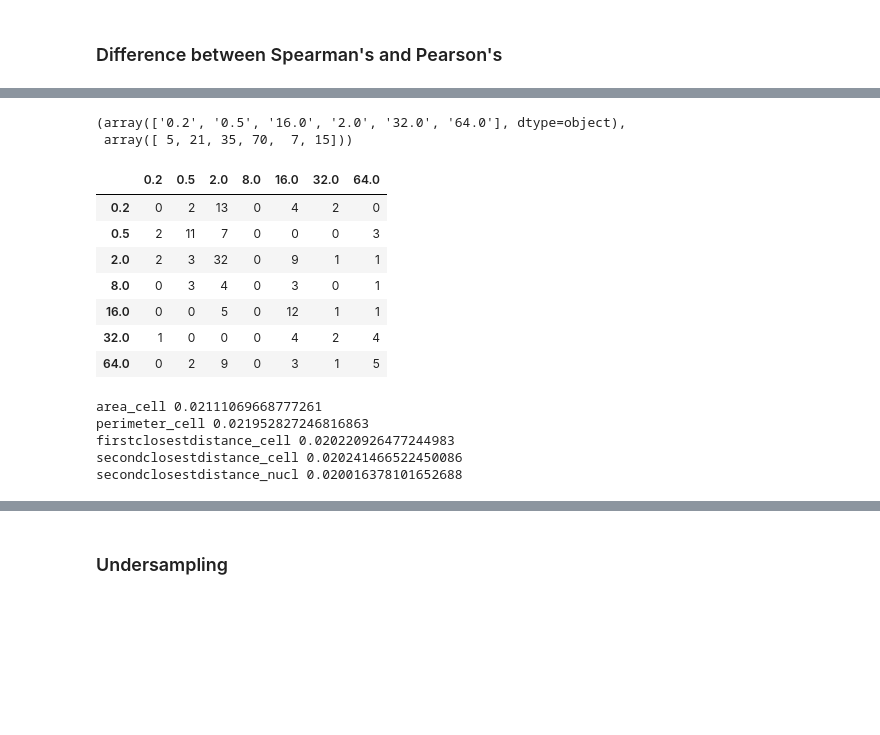
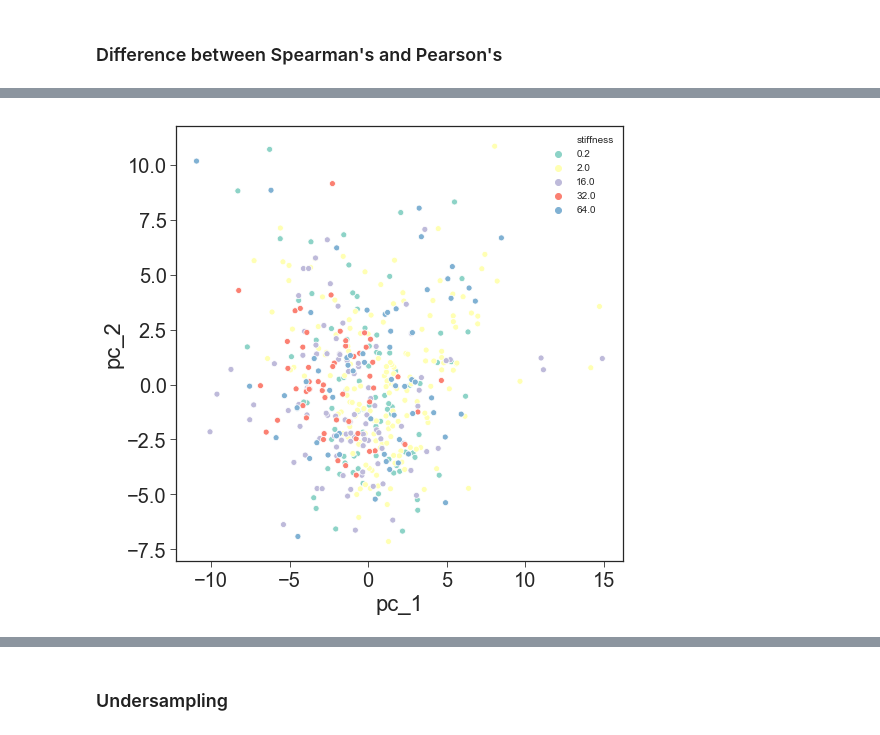
Before and after one commit to vlada-rozova/cell-morphology, a Jupyter notebook: Morphology-EDA.ipynb, the cells around one changed output, grey strips where cells are left out. Cells and saved outputs as stored; diff of their text form; code cells hidden in the pictures; blank space fills up the shorter version.

```diff
--- a/Morphology-EDA.ipynb
+++ b/Morphology-EDA.ipynb
@@ -145 +263,4 @@ s_corr.head(5)
+# %%
+plt.rcParams['figure.figsize'] = (6, 4)
+sns.boxplot(x='stiffness', y='perimeter_cell', data=df, showfliers=False);
 # %%
@@ -296,0 +282,3 @@ plt.plot(pca.explained_variance_);
+# %%
+df['stiffsquared'] = df.stiffness_num**2
+df['stiffcubed'] = df.stiffness_num**3
@@ -296,0 +359,7 @@ plt.plot(pca.explained_variance_);
+# %%
+plt.rcParams['figure.figsize'] = (5, 3)
+
+for var in geom_cols:
+    plt.figure()
+    sns.boxplot(x='stiffness', y=var, data=df, palette=palette);
+#     plt.savefig('../results/Geometric features/' + var + '.png', bbox_inches='tight', dpi=300);
@@ -296,0 +370,25 @@ plt.plot(pca.explained_variance_);
+# %%
+# Feature map
+cols = biom_cols
+X = df[cols]
+
+# Standartise the data
+scaler = StandardScaler()
+X_scaled = scaler.fit_transform(X)
+
+# Number of components requred to describe 90% variance
+pca = PCA(n_components=0.9)
+
+# Apply PCA to the scaled feature matrix
+X_reduced = pca.fit_transform(X_scaled)
+
+pc_cols = [('pc_' + str(i)) for i in range(1, X_reduced.shape[1] + 1)]
+pc_df = pd.concat([df.loc[:, ['stiffness']],
+                  pd.DataFrame(data = X_reduced, columns = pc_cols)],
+                  axis=1)
+
+print("The first {} components explain 90% of variance.\n".format(pca.n_components_ ))
+
+print("Explained variance:\n", pca.explained_variance_ratio_)
+
+X.shape, pca.components_.shape, X_reduced.shape, pc_df.shape
@@ -373,31 +413,9 @@ np.unique(y_test, return_counts=True)
-# %%
-np.unique(y_pred, return_counts=True)
-# %% [output]
-(array(['0.2', '0.5', '16.0', '2.0', '32.0', '64.0'], dtype=object),
- array([ 5, 21, 35, 70,  7, 15]))
-# %%
-labels = y_test.unique().sort_values()
-confusion = confusion_matrix(y_test, y_pred, labels=labels)
-confusion_df = pd.DataFrame(confusion, columns=labels, index=labels)
-confusion_df
-# %% [output]
-|  | 0.2 | 0.5 | 2.0 | 8.0 | 16.0 | 32.0 | 64.0 |
-| 0.2 | 0 | 2 | 13 | 0 | 4 | 2 | 0 |
-| 0.5 | 2 | 11 | 7 | 0 | 0 | 0 | 3 |
-| 2.0 | 2 | 3 | 32 | 0 | 9 | 1 | 1 |
-| 8.0 | 0 | 3 | 4 | 0 | 3 | 0 | 1 |
-| 16.0 | 0 | 0 | 5 | 0 | 12 | 1 | 1 |
-| 32.0 | 1 | 0 | 0 | 0 | 4 | 2 | 4 |
-| 64.0 | 0 | 2 | 9 | 0 | 3 | 1 | 5 |
-# %%
-feature_importance = zip(feature_cols, rfc.feature_importances_)
-
-for col, weight in feature_importance:
-    if (weight > 0.02):
-        print(col, weight)
-# %% [output]
-area_cell 0.02111069668777261
-perimeter_cell 0.021952827246816863
-firstclosestdistance_cell 0.020220926477244983
-secondclosestdistance_cell 0.020241466522450086
-secondclosestdistance_nucl 0.020016378101652688
+# %%
+plt.rc("figure", figsize=(8, 8))
+
+row_colors, palette = create_palette(df, by='stiffness')
+
+sns.scatterplot(x='pc_1', y='pc_2', data=pc_df,
+                hue='stiffness', palette=palette);
+# %% [output]
+[figure, added]
```
Also changed, not shown: parts of 194 cells of this notebook, 34 other files.
